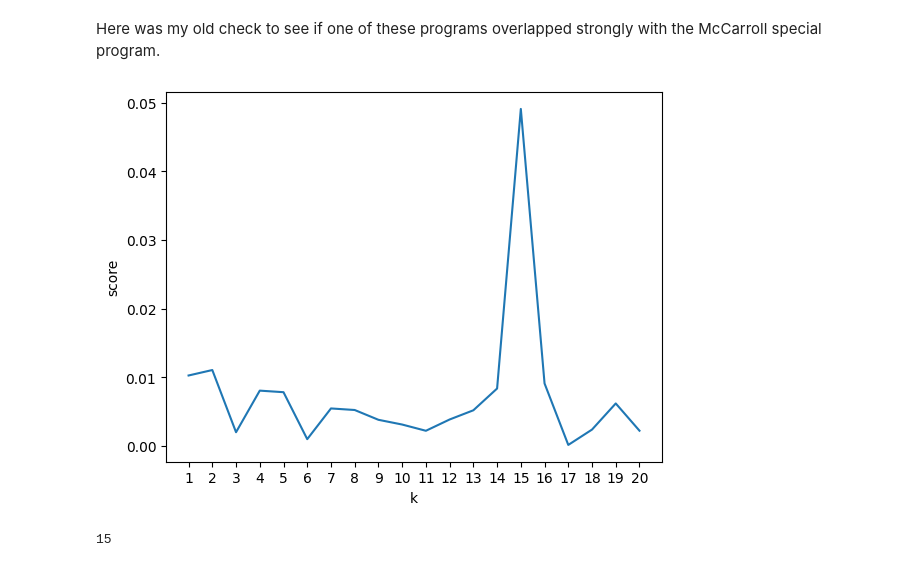
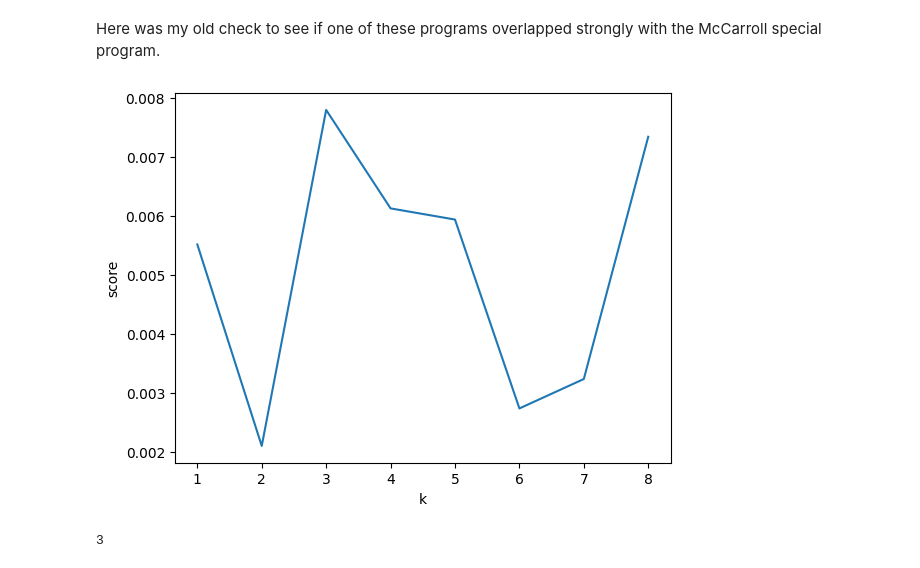
Before and after one commit to cellarium-ai/cellarium-ml, a Jupyter notebook: notebooks/cnmf_demo_haley.ipynb, the cells around one changed output. Cells and saved outputs as stored; diff of their text form; code cells hidden in the pictures.

```diff
--- a/notebooks/cnmf_demo_haley.ipynb
+++ b/notebooks/cnmf_demo_haley.ipynb
@@ -278,4 +290,4 @@ k_values = list(range(3, 6))
 # %%
 # user's choice for the number of NMF replicates that should go into consensus
 
-nmf_replicates = 50
+nmf_replicates = 200
@@ -370,7 +403,7 @@ torch.Size([50, 5, 2000])
 # %%
 k_values2 = list(range(6, 11))
 
-# get set up for training
+datamodule = get_datamodule()
 
 nmf_model2 = cellarium.ml.models.OnlineNonNegativeMatrixFactorization(
     var_names_g=hvg_var_names_g,
@@ -382,11 +415,12 @@ nmf_model2 = cellarium.ml.models.OnlineNonNegativeMatrixFactorization(
 
 nmf_module2 = cellarium.ml.CellariumModule(
     cpu_transforms=[
-        cellarium.ml.transforms.Filter(filter_list=hvg_var_names_g, ordering=True),
+        cellarium.ml.transforms.Filter(filter_list=hvg_var_names_g),
     ],
     transforms=[
+        cellarium.ml.transforms.Densify(),
         cellarium.ml.transforms.DivideByScale(
-            scale_g=torch.tensor(std.values),
+            scale_g=torch.as_tensor(std.to_numpy()),
             var_names_g=std.index.to_numpy(),
             eps=1e-4,
         ),
@@ -394,25 +428,21 @@ nmf_module2 = cellarium.ml.CellariumModule(
     model=nmf_model2,
 )
 
-datamodule.setup(stage="fit")
-
 trainer_nmf2 = pl.Trainer(
-    accelerator="auto",
+    accelerator="cpu",
     devices=1,
     max_epochs=10,  # this is up for debate, but empirically 10 seems to be enough
-    default_root_dir="tmp/nmf3",
+    default_root_dir="tmp/nmf2",
 )
 
-# train on the data
-
+import torch._dynamo
+torch._dynamo.config.suppress_errors = True
 import time
 
 pl.seed_everything(0)  # not required but helps make this notebook reproducible
 
 t = time.time()
-
 trainer_nmf2.fit(nmf_module2, datamodule)
-
 print(f"Full run took {(time.time() - t) / 60:.2f} mins")
 # %% [output]
 💡 Tip: For seamless cloud uploads and versioning, try installing [litmodels](https://pypi.org/project/litmodels/) to enable LitModelCheckpoint, which syncs automatically with the Lightning model regis ...
@@ -434,0 +472,10 @@ nmf_output = NMFOutput(
+# %%
+# if you've trained several models due to memory constraints, they can be combined like this:
+
+nmf_output = NMFOutput.from_checkpoints(
+    checkpoint_paths=[
+        "tmp/nmf/NMF.ckpt",
+        "tmp/nmf2/NMF.ckpt",
+    ],
+    datamodule=datamodule,
+)
@@ -483,7 +527,7 @@ cellarium.ml.models.nmf - INFO - Computing reconstruction errors...
 # %% [markdown]
 Here is where you manually choose the best `k` value:
 # %%
-best_k = 20
+best_k = 8
 # %%
 # you can look up the "best" density_threshold value this way if you ran the maximal-stability thing above
 
@@ -582,21 +626,25 @@ Here was my old check to see if one of these programs overlapped strongly with t
 # %%
 import matplotlib.pyplot as plt
 
 vals = df_gene.loc[
-    ['DCDC1', 'PRKCH', 'RFC3', 'ZBTB20', 'GPC5', 'PPARG', 'DGKG',
-     # 'FHIT',
+    ['DCDC1', 'PRKCH', 'RFC3',
+    #  'ZBTB20',
+     'GPC5', 'PPARG',
+    #  'DGKG',
+    #  'FHIT',
      'NEAT1', 'SYN3',
-     # 'CDHR3', 'SPAG16',
+    #  'CDHR3',
+     'SPAG16',
      'LINC01483', 'LINC01481']
 ].sum(axis=0)
 vals.plot()
 plt.xticks(range(best_k), labels=range(1, best_k + 1))
 plt.xlabel('k')
 plt.ylabel('score')
 plt.show()
 
 probable_program = vals.idxmax()
 probable_program + 1
 # %% [output]
-[figure, old version]
+[figure, new version]
-15
+3
```
Also changed, not shown: parts of 30 cells of this notebook, 3 other files.
